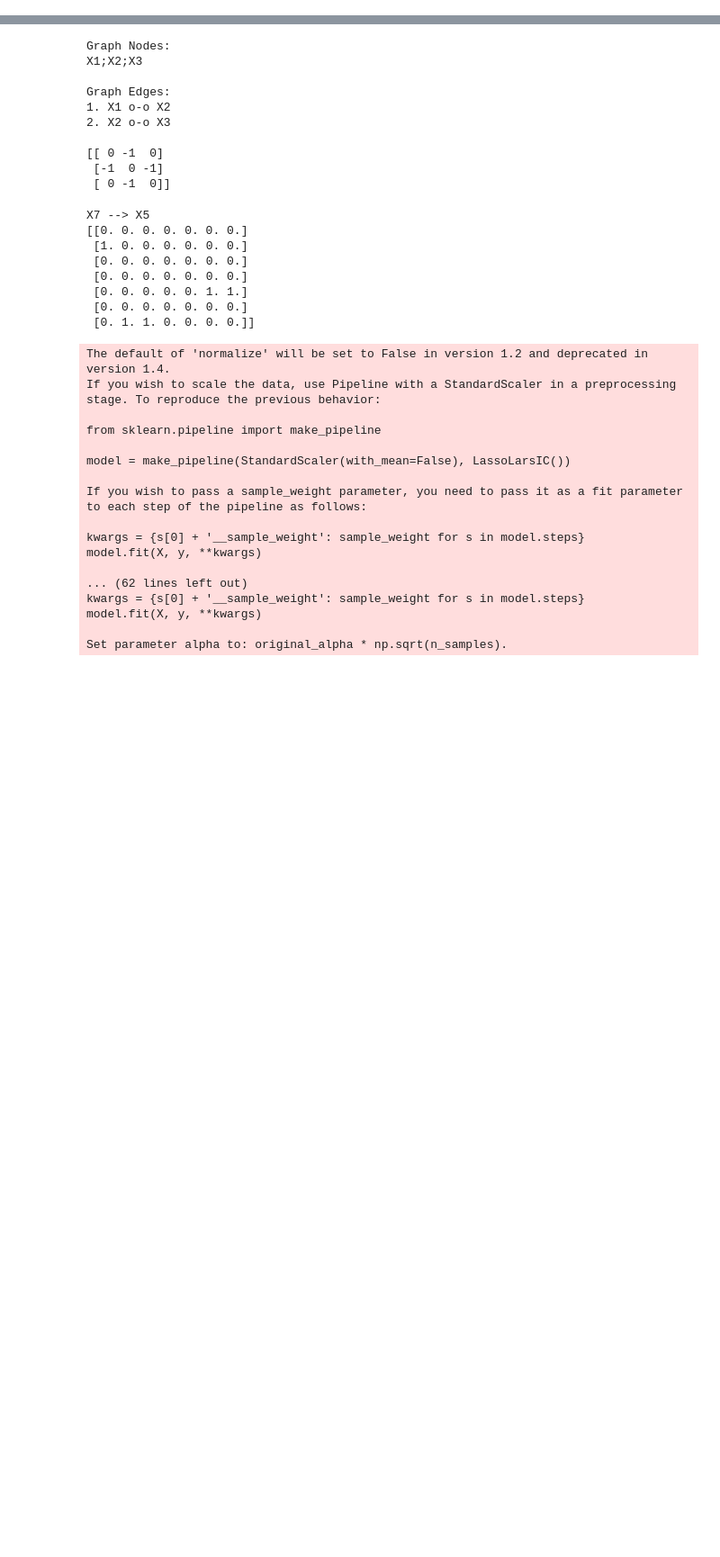
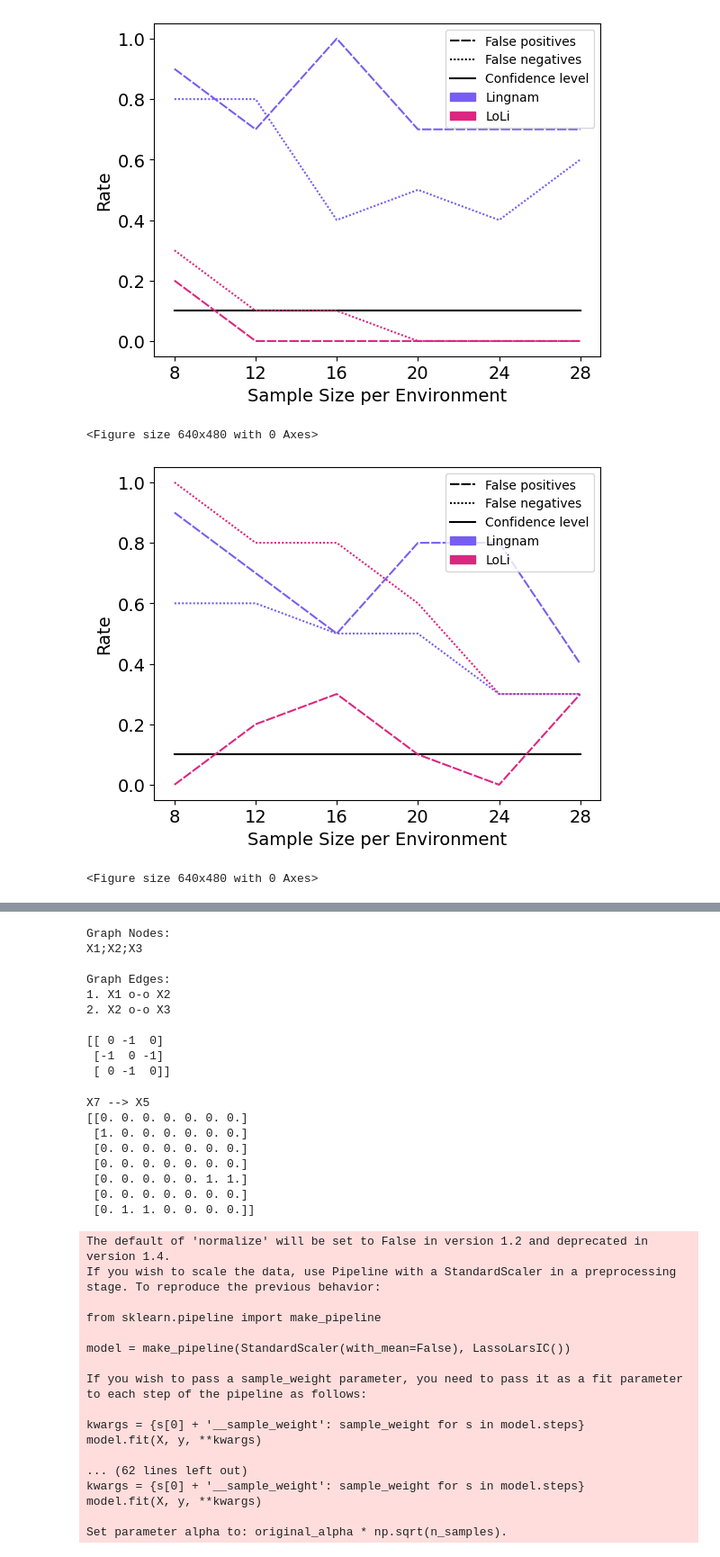
Before and after one commit to AlexanderMey/causal-local-linear, a Jupyter notebook: MainAlgo/ComparisonWithOther.ipynb, the cells around one changed output, grey strips where cells are left out. Shown at 90% size. Drawn from its saved outputs; the diff is of its cells as text; code cells hidden in the pictures; blank space fills up the shorter version.

Commit message:
LinearSEM now compares the method for normal against non-normal data. Comparison now started the comparison against Lingam.

```diff
--- a/MainAlgo/ComparisonWithOther.ipynb
+++ b/MainAlgo/ComparisonWithOther.ipynb
@@ -0,0 +18,13 @@
+# %%
+# Via Stack Overflow
+# https://stackoverflow.com/questions/11130156/suppress-stdout-stderr-print-from-python-functions
+# Supressing the output of annyoing libraries
+from contextlib import contextmanager,redirect_stderr,redirect_stdout
+from os import devnull
+
+@contextmanager
+def suppress_stdout_stderr():
+    """A context manager that redirects stdout and stderr to devnull"""
+    with open(devnull, 'w') as fnull:
+        with redirect_stderr(fnull) as err, redirect_stdout(fnull) as out:
+            yield (err, out)
@@ -0,0 +205,47 @@
+# %%
+fig, ax = plt.subplots()
+for label in (ax.get_xticklabels() + ax.get_yticklabels()):
+	label.set_fontsize(14)
+
+false_pos = plt.Line2D([], [], color='black', linestyle=(0, (5, 1)),label='False positives')
+false_neg = plt.Line2D([], [], color='black', linestyle=(0, (1, 1)),label='False negatives')
+ling = Patch([], [], color='#785EF0',label='Lingnam')
+loli = Patch([], [], color='#DC267F',label='LoLi')
+conf= plt.Line2D([], [], color='black',label='Confidence level')
+
+plt.plot(sample,0.1*np.ones((len(sample))),label='Confidence level',color='black')
+plt.plot(sample,fptrunc,'#DC267F',label='False Positive LoLi',linestyle=(0, (5, 1)))
+plt.plot(sample,fplingtrunc,'#785EF0',label='False Positive Lingnam',linestyle=(0, (5, 1)))
+plt.plot(sample,fntrunc,'#DC267F',label='False Negative LoLi',linestyle=(0, (1, 1)))
+plt.plot(sample,fnlingtrunc,'#785EF0',label='False Negative Lingnam',linestyle=(0, (1, 1)))
+false_pos = plt.Line2D([], [], color='black', linestyle=(0, (5, 1)),label='False positives')
+false_neg = plt.Line2D([], [], color='black', linestyle=(0, (1, 1)),label='False negatives')
+ax.legend(handles=[false_pos,false_neg,conf,ling,loli])
+plt.xticks(sample)
+plt.xlabel('Sample Size per Environment',fontsize=14)
+plt.ylabel('Rate',fontsize=14)
+plt.show()
+plt.savefig('Figures/ComparisongLingUniform='+str(I)+'.eps',bbox_inches="tight",format='eps')
+
+
+fig, ax = plt.subplots()
+for label in (ax.get_xticklabels() + ax.get_yticklabels()):
+	label.set_fontsize(14)
+plt.plot(sample,0.1*np.ones((len(sample))),label='Confidence level',color='black')
+plt.plot(sample,fpt,'#DC267F',label='False Positive Truncated',linestyle=(0, (5, 1)))
+plt.plot(sample,fplingt,'#785EF0',label='False Positive Student-t',linestyle=(0, (5, 1)))
+plt.plot(sample,fnt,'#DC267F',label='False Negative Truncated',linestyle=(0, (1, 1)))
+plt.plot(sample,fnlingt,'#785EF0',label='False Negative Student-t',linestyle=(0, (1, 1)))
+false_pos = plt.Line2D([], [], color='black', linestyle=(0, (5, 1)),label='False positives')
+false_neg = plt.Line2D([], [], color='black', linestyle=(0, (1, 1)),label='False negatives')
+ax.legend(handles=[false_pos,false_neg,conf,ling,loli])
+plt.xticks(sample)
+plt.xlabel('Sample Size per Environment',fontsize=14)
+plt.ylabel('Rate',fontsize=14)
+plt.show()
+plt.savefig('Figures/ComparisonLingStudent='+str(I)+'.eps',bbox_inches="tight",format='eps')
+# %% [output]
+[figure, added]
+<Figure size 640x480 with 0 Axes>
+[figure, added]
+<Figure size 640x480 with 0 Axes>
```
Also changed, not shown: parts of 5 cells of this notebook, 3 other files.
